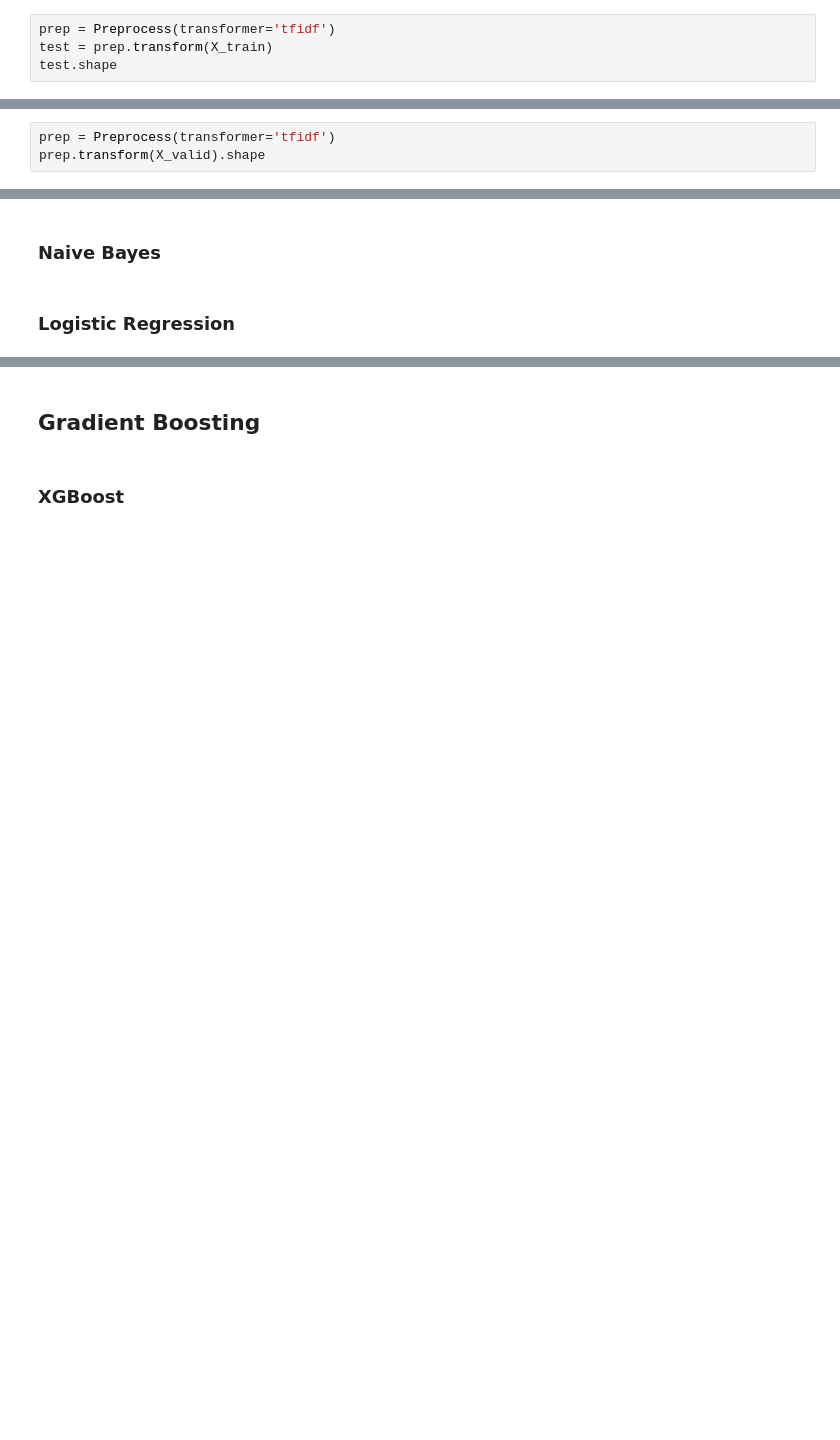
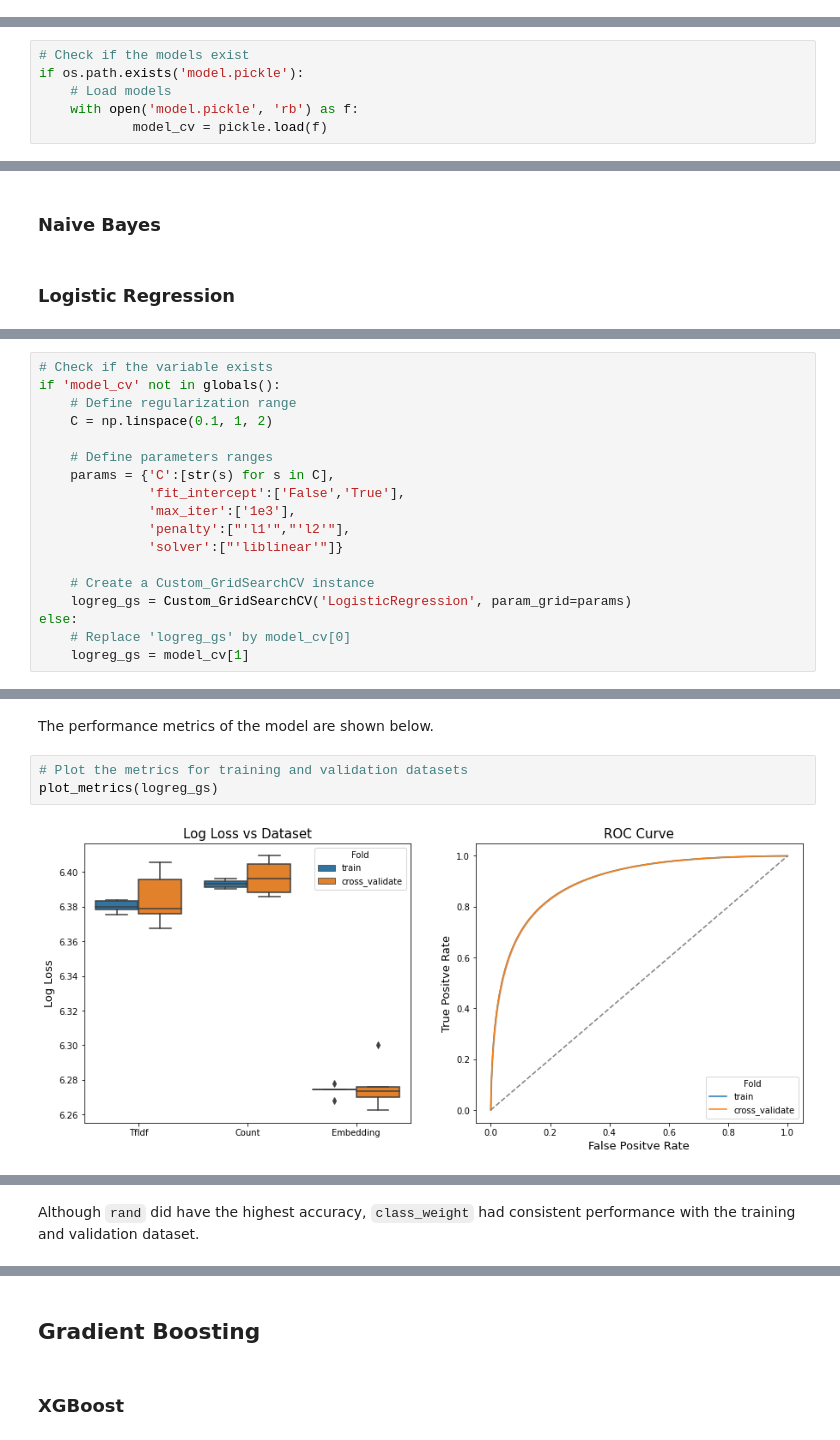
Before and after one commit to afanta-fi/Amazon_Review_Sentiment_Analysis, a Jupyter notebook: index.ipynb, the cells around one changed output, grey strips where cells are left out. Cells and saved outputs as stored; diff of their text form; blank space fills up the shorter version.

```diff
--- a/index.ipynb
+++ b/index.ipynb
@@ -346,4 +356,0 @@ prep.transform(train_df.statements[:100000]).shape
-# %%
-prep = Preprocess(transformer='tfidf')
-test = prep.transform(X_train)
-test.shape
@@ -355,3 +356,0 @@ tuple
-# %%
-prep = Preprocess(transformer='tfidf')
-prep.transform(X_valid).shape
@@ -689,0 +919,6 @@ rp_df
+# %%
+# Check if the models exist
+if os.path.exists('model.pickle'):
+    # Load models
+    with open('model.pickle', 'rb') as f:
+            model_cv = pickle.load(f)
@@ -695,0 +950,18 @@ rp_df
+# %%
+# Check if the variable exists
+if 'model_cv' not in globals():
+    # Define regularization range
+    C = np.linspace(0.1, 1, 2)
+
+    # Define parameters ranges
+    params = {'C':[str(s) for s in C],
+              'fit_intercept':['False','True'],
+              'max_iter':['1e3'],
+              'penalty':["'l1'","'l2'"],
+              'solver':["'liblinear'"]}
+
+    # Create a Custom_GridSearchCV instance
+    logreg_gs = Custom_GridSearchCV('LogisticRegression', param_grid=params)
+else:
+    # Replace 'logreg_gs' by model_cv[0]
+    logreg_gs = model_cv[1]
@@ -695,0 +1005,7 @@ rp_df
+# %% [markdown]
+The performance metrics of the model are shown below.
+# %%
+# Plot the metrics for training and validation datasets
+plot_metrics(logreg_gs)
+# %% [output]
+[figure, added]
@@ -695,0 +1013,2 @@ rp_df
+# %% [markdown]
+Although `rand` did have the highest accuracy, `class_weight` had consistent performance with the training and validation dataset.
```
Also changed, not shown: parts of 49 cells of this notebook.
